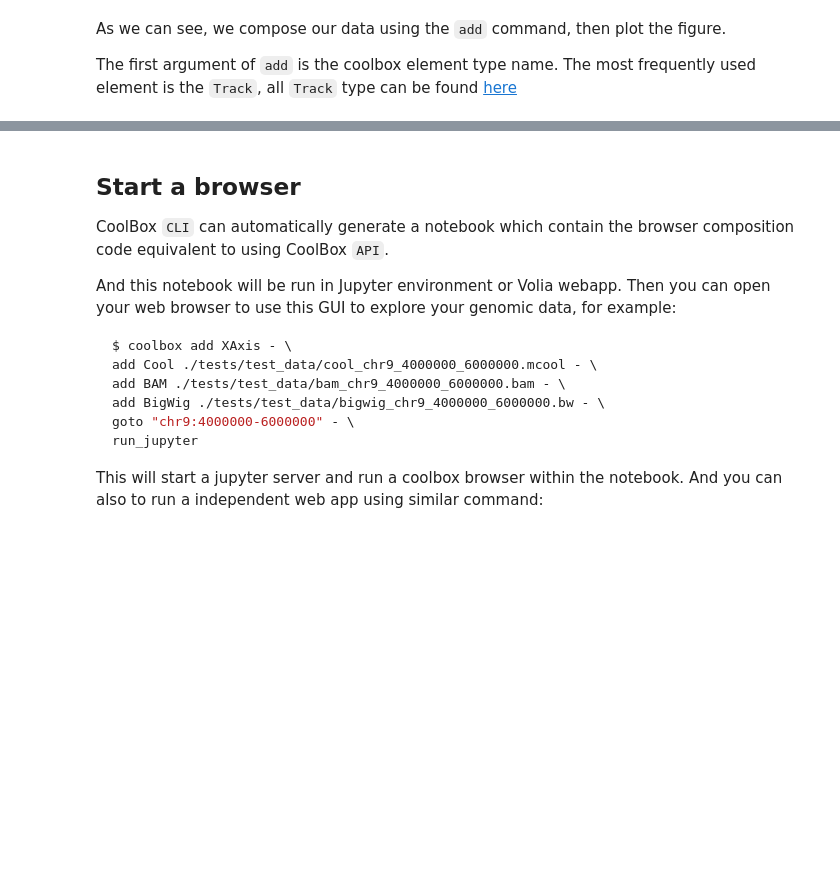
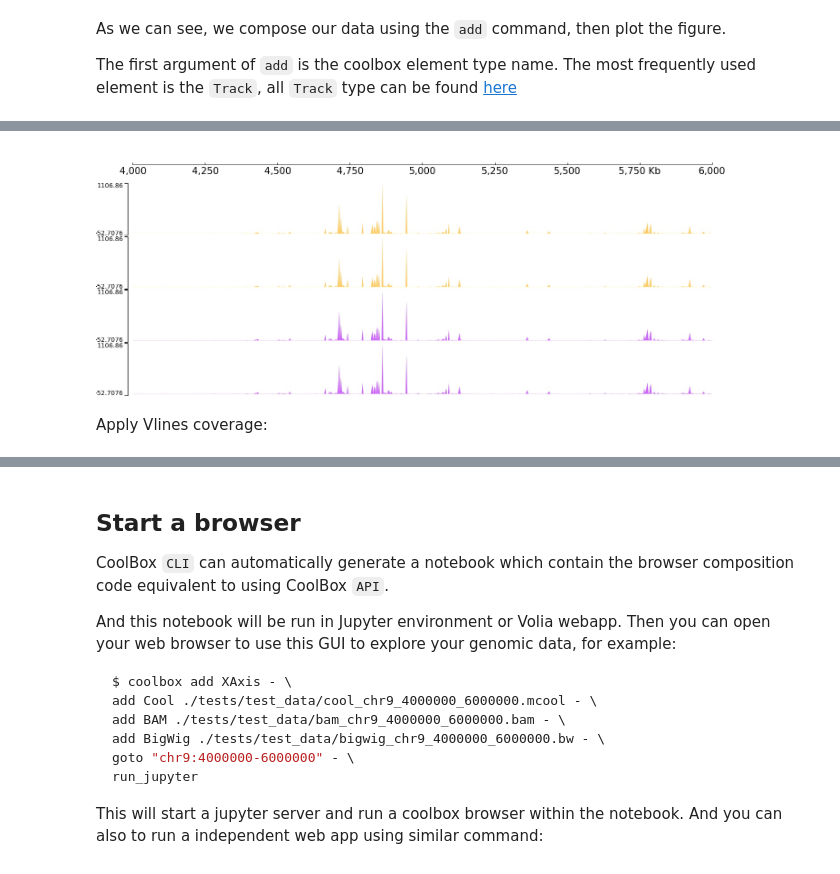
Before and after one commit to GangCaoLab/CoolBox, a Jupyter notebook: docs/source/quick_start_CLI.ipynb, the cells around one changed output, grey strips where cells are left out. Cells and saved outputs as stored; diff of their text form; code cells hidden in the pictures; blank space fills up the shorter version.

```diff
--- a/docs/source/quick_start_CLI.ipynb
+++ b/docs/source/quick_start_CLI.ipynb
@@ -137,0 +162,7 @@ all `Track` type can be found [here](https://gangcaolab.github.io/CoolBox/quick_
+# %%
+from IPython.display import Image
+Image(filename='/tmp/test_coolbox.jpg')
+# %% [output]
+[figure, added]
+# %% [markdown]
+Apply Vlines coverage:
```
Also changed, not shown: parts of 8 cells of this notebook, 31 other files.
